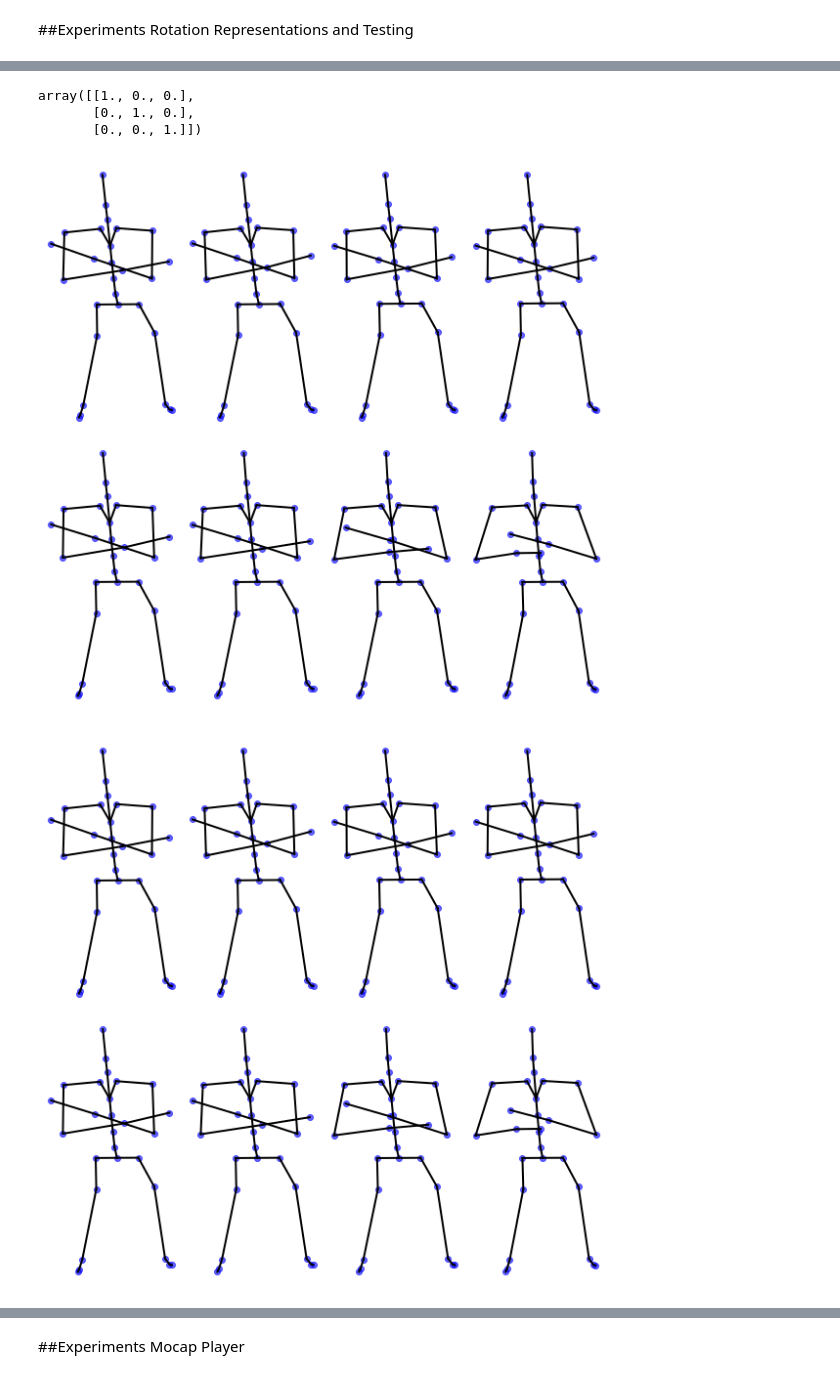
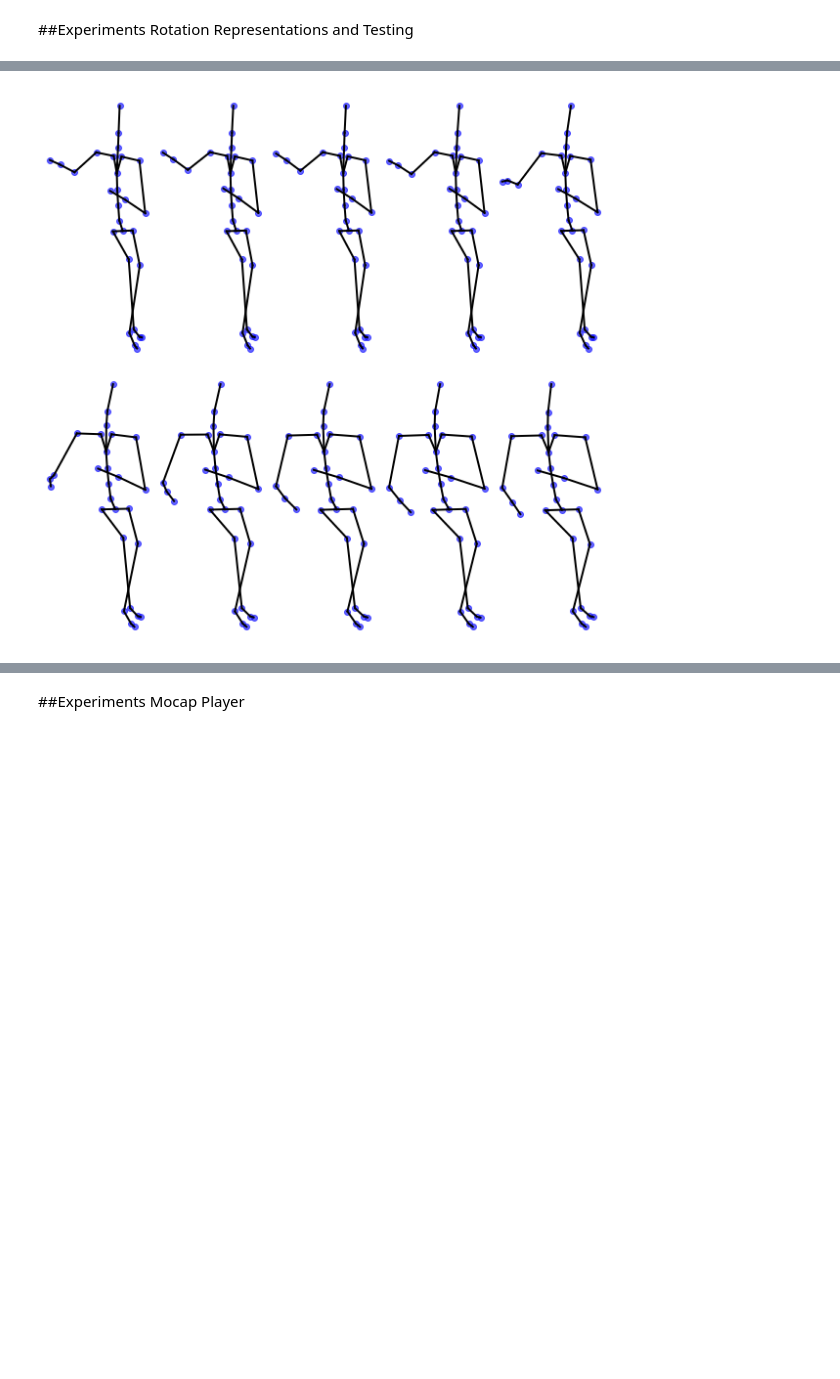
Before and after one commit to arnisafazla/CS490-Senior-Research-Project, a Jupyter notebook: setup.ipynb, the cells around one changed output, grey strips where cells are left out. Cells and saved outputs as stored; diff of their text form; code cells hidden in the pictures; blank space fills up the shorter version.

Commit message:
rotation tools debugging

```diff
--- a/setup.ipynb
+++ b/setup.ipynb
@@ -142,13 +16,0 @@ array([[[ 8.71650420e-01, -3.23034062e-02,  4.89062404e-01],
-# %%
-y = eul2
-ca = np.cos(y[:,0] * np.pi / 180)
-cb = np.cos(y[:,1] * np.pi / 180)
-cg = np.cos(y[:,2] * np.pi / 180)
-sa = np.sin(y[:,0] * np.pi / 180)
-sb = np.sin(y[:,1] * np.pi / 180)
-sg = np.sin(y[:,2] * np.pi / 180)
-
-############################ inner product rotation matrix in order defined at BVH file #########################:
-rots = np.stack((np.stack((cg*cb+sa*sb*sg, sg*ca, -cg*sb+sg*sa*cb), axis=1),
-                        np.stack((-sg*cb+cg*sa*sb, cg*ca, sg*sb+cg*sa*cb), axis=1),
-                        np.stack((ca*sb, -sa, ca*cb), axis=1)), axis=1)
@@ -250,6 +16,0 @@ array([[ 0.96061741, -0.02932469,  0.27632273],
-# %%
-np.eye(3)
-# %% [output]
-array([[1., 0., 0.],
-       [0., 1., 0.],
-       [0., 0., 1.]])
@@ -258,9 +17,8 @@ rots_dict = Tools.rots_to_dict(rots, dataset)
+# %%
+ort = Tools.rots_to_ort6d(rots)
 # %%
-transformed = dataset.rots_to_pos(rots)
+transformed = dataset.rots_to_pos(ort, rep='6d')
-# %%
-transformed = dataset.eul_to_pos(eul)
 # %%
-dataset.stickfigure(transformed[0], step=20, cols=4)
+fig = dataset.stickfigure(transformed[0])
 # %% [output]
-[figure, old version]
+[figure, new version]
-[figure, removed]
```
Also changed, not shown: parts of 82 cells of this notebook, 4 other files.
